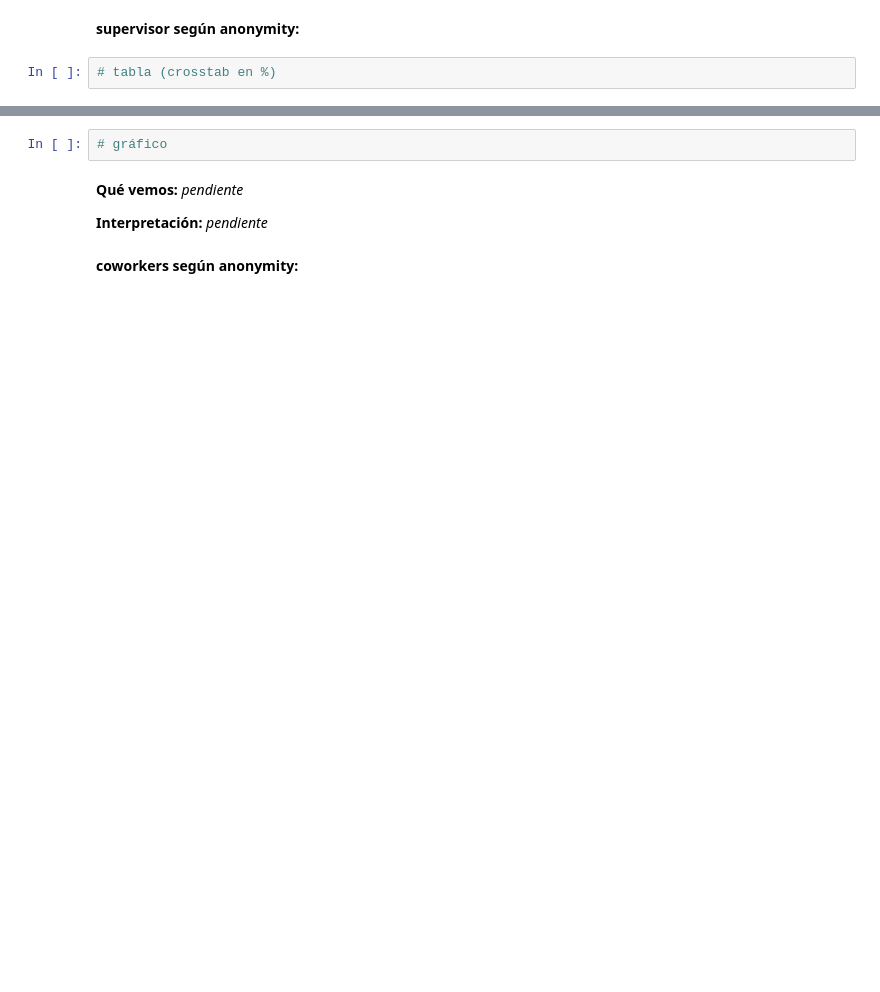
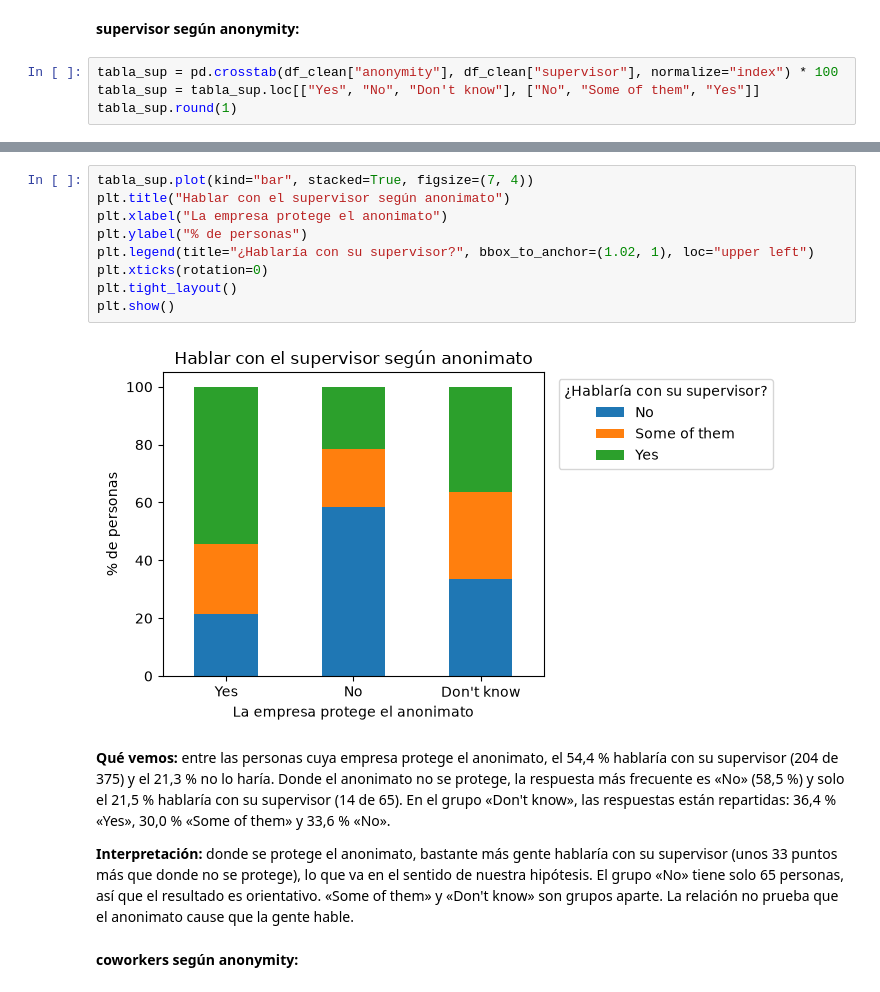
Before and after one commit to IA-P1-BCN/ai_project_EDA-charlotte_doulcet, a Jupyter notebook: eda.ipynb, the cells around one changed output, grey strips where cells are left out. Drawn from its saved outputs; the diff is of its cells as text; blank space fills up the shorter version.

```diff
--- a/eda.ipynb
+++ b/eda.ipynb
@@ -1119,4 +1143,6 @@ Objetivo: ver si las respuestas cambian según el nivel de anonimato (`Yes`, `No
 # %% [markdown]
 **supervisor según anonymity:**
 # %%
-# tabla (crosstab en %)
+tabla_sup = pd.crosstab(df_clean["anonymity"], df_clean["supervisor"], normalize="index") * 100
+tabla_sup = tabla_sup.loc[["Yes", "No", "Don't know"], ["No", "Some of them", "Yes"]]
+tabla_sup.round(1)
@@ -1123,9 +1155,18 @@ Objetivo: ver si las respuestas cambian según el nivel de anonimato (`Yes`, `No
 # %%
-# gráfico
+tabla_sup.plot(kind="bar", stacked=True, figsize=(7, 4))
+plt.title("Hablar con el supervisor según anonimato")
+plt.xlabel("La empresa protege el anonimato")
+plt.ylabel("% de personas")
+plt.legend(title="¿Hablaría con su supervisor?", bbox_to_anchor=(1.02, 1), loc="upper left")
+plt.xticks(rotation=0)
+plt.tight_layout()
+plt.show()
+# %% [output]
+[figure, added]
 # %% [markdown]
-**Qué vemos:** _pendiente_
+**Qué vemos:** entre las personas cuya empresa protege el anonimato, el 54,4 % hablaría con su supervisor (204 de 375) y el 21,3 % no lo haría. Donde el anonimato no se protege, la respuesta más frecuente es «No» (58,5 %) y solo el 21,5 % hablaría con su supervisor (14 de 65). En el grupo «Don't know», las respuestas están repartidas: 36,4 % «Yes», 30,0 % «Some of them» y 33,6 % «No».
 
-**Interpretación:** _pendiente_
+**Interpretación:**  donde se protege el anonimato, bastante más gente hablaría con su supervisor (unos 33 puntos más que donde no se protege), lo que va en el sentido de nuestra hipótesis. El grupo «No» tiene solo 65 personas, así que el resultado es orientativo. «Some of them» y «Don't know» son grupos aparte. La relación no prueba que el anonimato cause que la gente hable.
 # %% [markdown]
 **coworkers según anonymity:**
 # %%
```
Also changed, not shown: parts of 9 cells of this notebook, 1 other file.
